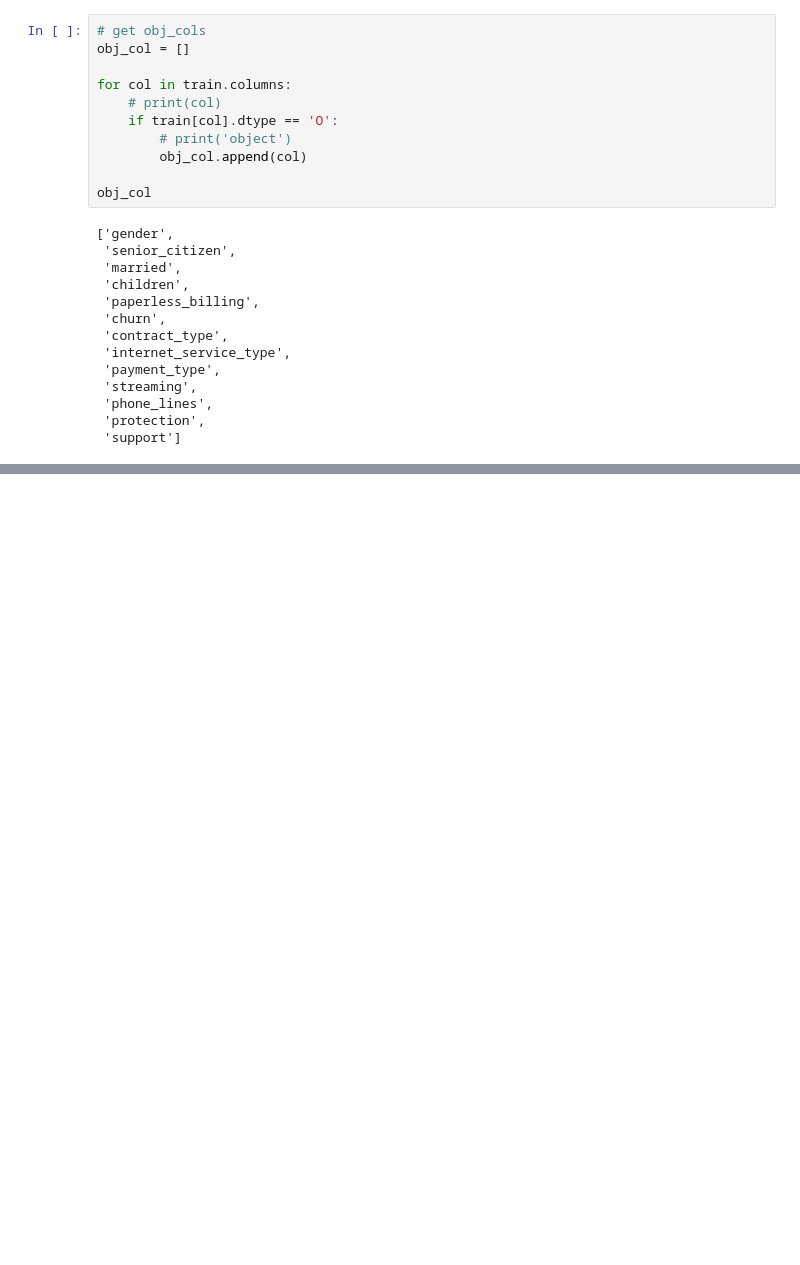
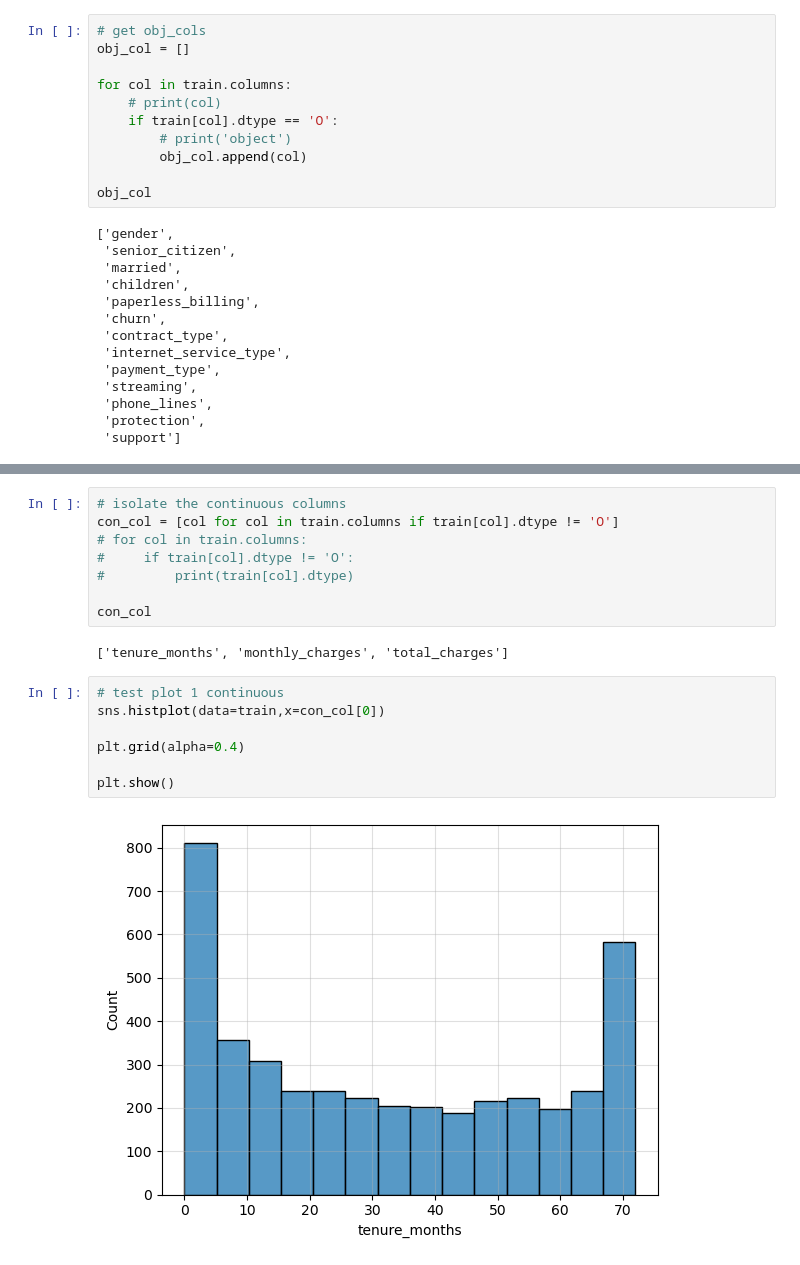
Before and after one commit to Michael-Nelson361/Telco_Report, a Jupyter notebook: exploration.ipynb, the cells around one changed output, grey strips where cells are left out. Saved outputs shown, nothing was run; the diff lists cells and outputs as text; blank space fills up the shorter version.

```diff
--- a/exploration.ipynb
+++ b/exploration.ipynb
@@ -161,0 +225,19 @@ train.
+# %%
+# isolate the continuous columns
+con_col = [col for col in train.columns if train[col].dtype != 'O']
+# for col in train.columns:
+#     if train[col].dtype != 'O':
+#         print(train[col].dtype)
+
+con_col
+# %% [output]
+['tenure_months', 'monthly_charges', 'total_charges']
+# %%
+# test plot 1 continuous
+sns.histplot(data=train,x=con_col[0])
+
+plt.grid(alpha=0.4)
+
+plt.show()
+# %% [output]
+[figure, added]
```
Also changed, not shown: parts of 70 cells of this notebook.
